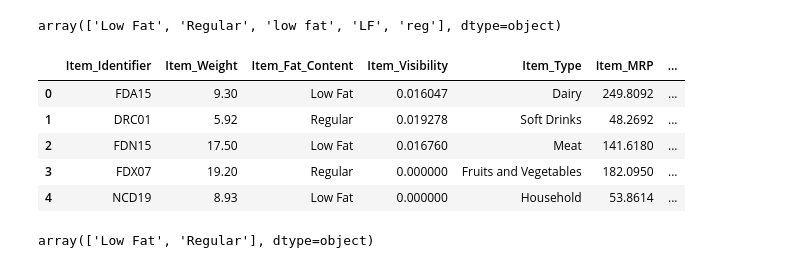
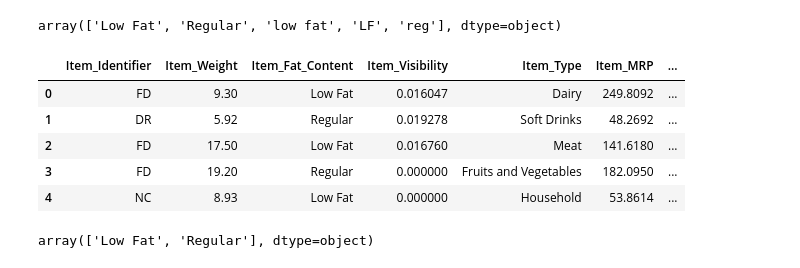
Before and after one commit to pratikjaiswal1998/food_items, a Jupyter notebook: Food_item_analysis.ipynb, the cells around one changed output. Cells and saved outputs as stored; diff of their text form; code cells hidden in the pictures.

```diff
--- a/Food_item_analysis.ipynb
+++ b/Food_item_analysis.ipynb
@@ -219,15 +240,16 @@ dataset['Item_Fat_Content'].unique()
 array(['Low Fat', 'Regular', 'low fat', 'LF', 'reg'], dtype=object)
 # %%
 dataset['Item_Fat_Content'] = dataset['Item_Fat_Content'].map({'low fat':'Low Fat','LF':'Low Fat','reg':'Regular','Low Fat':'Low Fat','Regular':'Regular'})
-# %%
-dataset.head()
-# %% [output]
-|  | Item_Identifier | Item_Weight | Item_Fat_Content | Item_Visibility | Item_Type | Item_MRP | ... |
-| 0 | FDA15 | 9.30 | Low Fat | 0.016047 | Dairy | 249.8092 | ... |
-| 1 | DRC01 | 5.92 | Regular | 0.019278 | Soft Drinks | 48.2692 | ... |
-| 2 | FDN15 | 17.50 | Low Fat | 0.016760 | Meat | 141.6180 | ... |
-| 3 | FDX07 | 19.20 | Regular | 0.000000 | Fruits and Vegetables | 182.0950 | ... |
-| 4 | NCD19 | 8.93 | Low Fat | 0.000000 | Household | 53.8614 | ... |
+# %%
+dataset['Item_Identifier'] = dataset['Item_Identifier'].str[0:2]
+dataset.head()
+# %% [output]
+|  | Item_Identifier | Item_Weight | Item_Fat_Content | Item_Visibility | Item_Type | Item_MRP | ... |
+| 0 | FD | 9.30 | Low Fat | 0.016047 | Dairy | 249.8092 | ... |
+| 1 | DR | 5.92 | Regular | 0.019278 | Soft Drinks | 48.2692 | ... |
+| 2 | FD | 17.50 | Low Fat | 0.016760 | Meat | 141.6180 | ... |
+| 3 | FD | 19.20 | Regular | 0.000000 | Fruits and Vegetables | 182.0950 | ... |
+| 4 | NC | 8.93 | Low Fat | 0.000000 | Household | 53.8614 | ... |
 # %%
 dataset['Item_Fat_Content'].unique()
 # %% [output]
```
Also changed, not shown: parts of 12 cells of this notebook.
